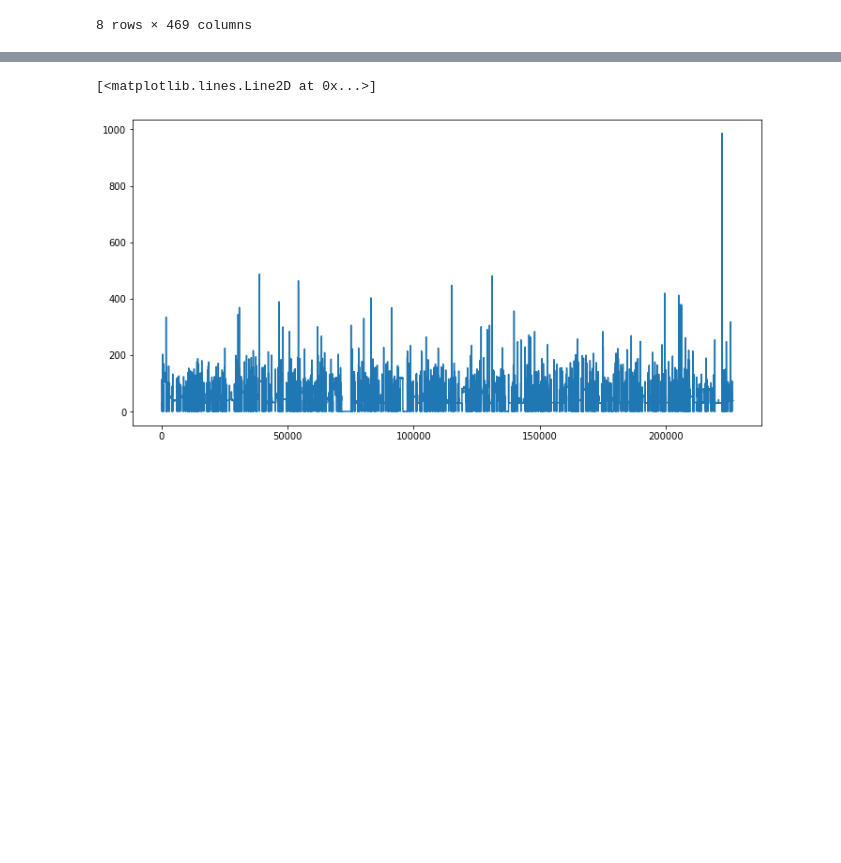
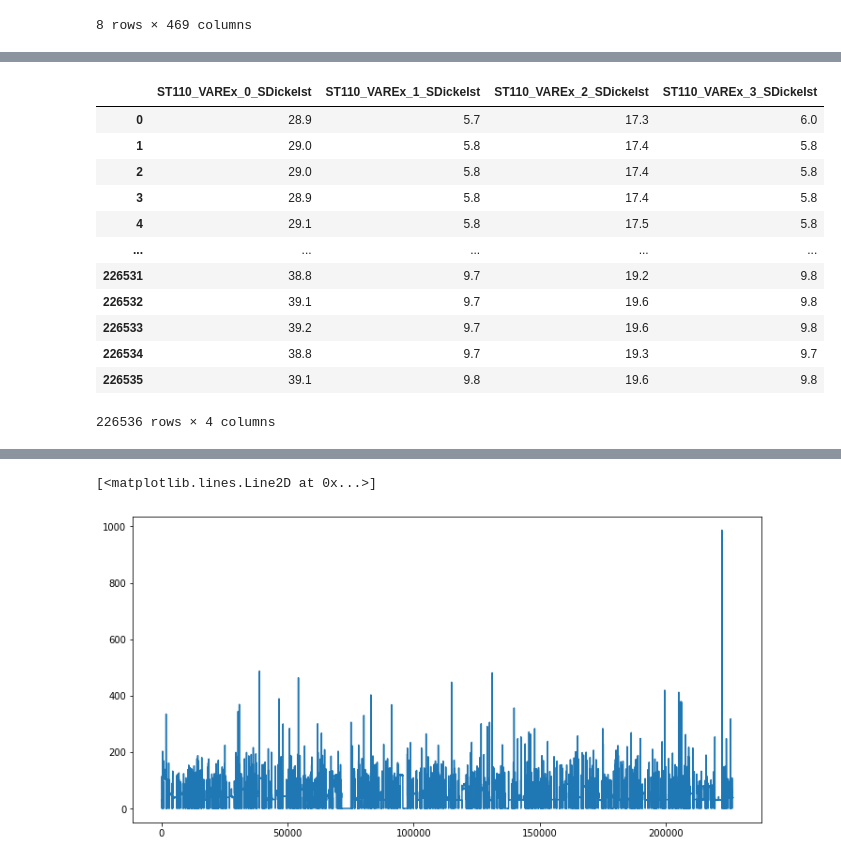
Before and after one commit to sanalps/Plastic_Extruder_Failure_Analysis, a Jupyter notebook: Extruder_a2_EDA.ipynb, the cells around one changed output, grey strips where cells are left out. Cells and saved outputs as stored; diff of their text form; code cells hidden in the pictures; blank space fills up the shorter version.

```diff
--- a/Extruder_a2_EDA.ipynb
+++ b/Extruder_a2_EDA.ipynb
@@ -47,0 +52,17 @@ df.describe()
+# %%
+df2 = df[["ST110_VAREx_0_SDickeIst", "ST110_VAREx_1_SDickeIst", "ST110_VAREx_2_SDickeIst", "ST110_VAREx_3_SDickeIst"]]
+df2
+# %% [output]
+|  | ST110_VAREx_0_SDickeIst | ST110_VAREx_1_SDickeIst | ST110_VAREx_2_SDickeIst | ST110_VAREx_3_SDickeIst |
+| 0 | 28.9 | 5.7 | 17.3 | 6.0 |
+| 1 | 29.0 | 5.8 | 17.4 | 5.8 |
+| 2 | 29.0 | 5.8 | 17.4 | 5.8 |
+| 3 | 28.9 | 5.8 | 17.4 | 5.8 |
+| 4 | 29.1 | 5.8 | 17.5 | 5.8 |
+| ... | ... | ... | ... | ... |
+| 226531 | 38.8 | 9.7 | 19.2 | 9.8 |
+| 226532 | 39.1 | 9.7 | 19.6 | 9.8 |
+| 226533 | 39.2 | 9.7 | 19.6 | 9.8 |
+| 226534 | 38.8 | 9.7 | 19.3 | 9.7 |
+| 226535 | 39.1 | 9.8 | 19.6 | 9.8 |
+226536 rows × 4 columns
```
Also changed, not shown: parts of 7 cells of this notebook.
